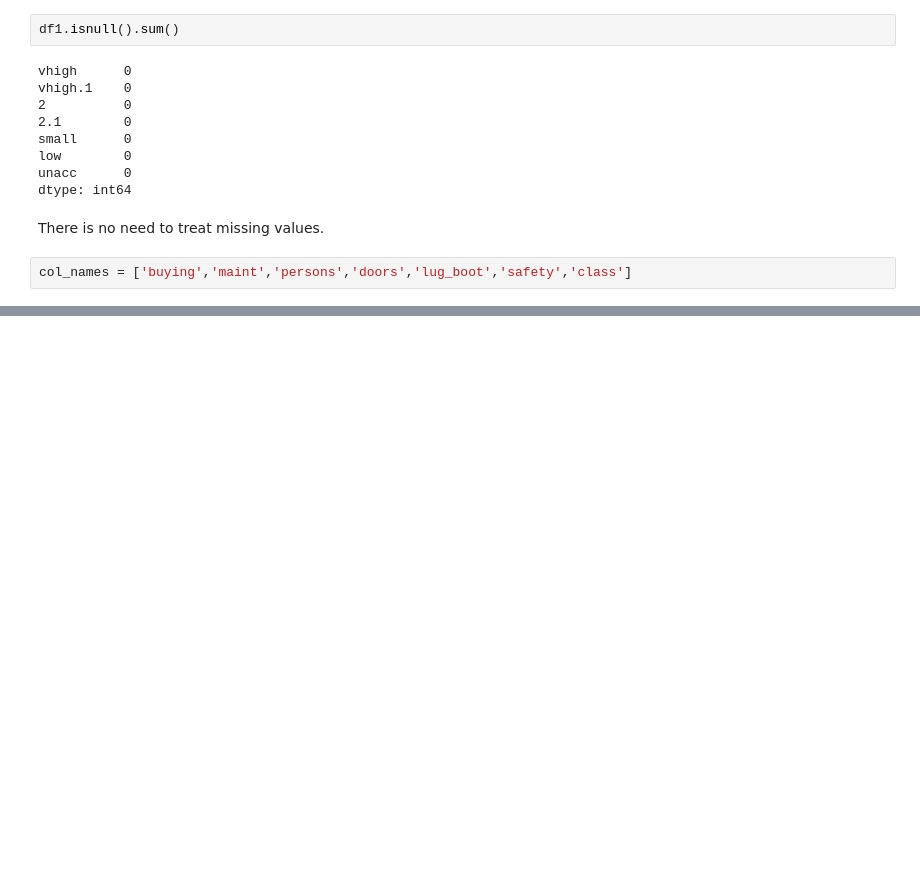
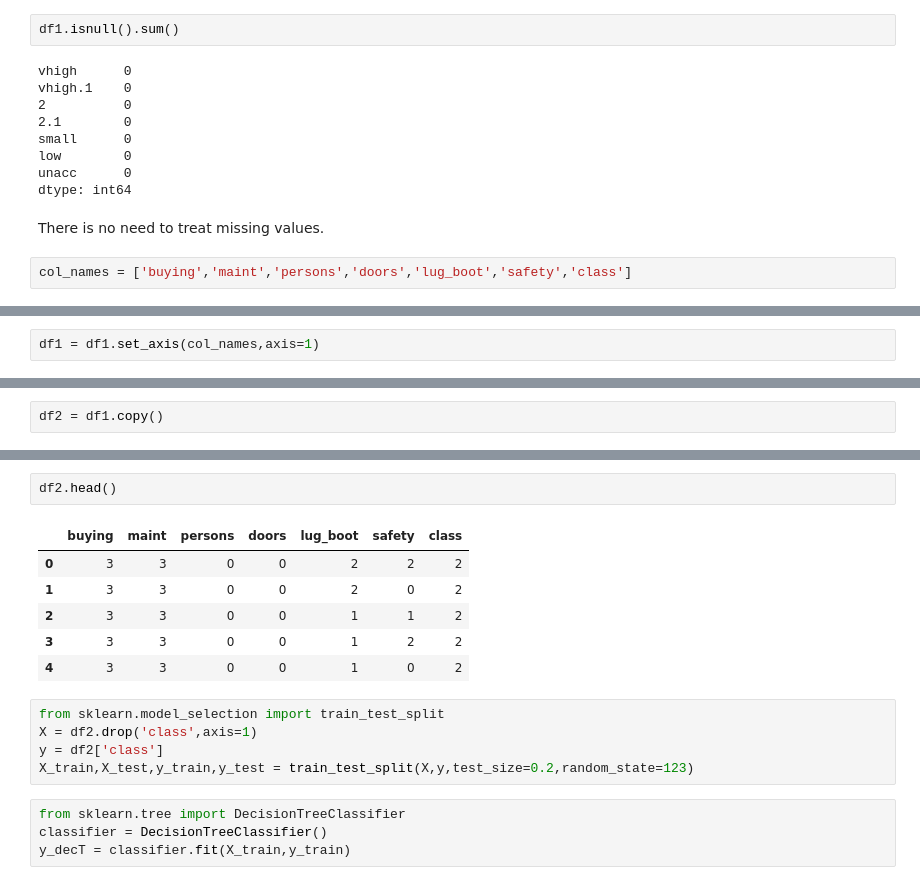
Before and after one commit to Abhimokashe/Decision-Tree-classifier, a Jupyter notebook: Decision_Tree_Classifier.ipynb, the cells around one changed output, grey strips where cells are left out. Saved outputs shown, nothing was run; the diff lists cells and outputs as text; blank space fills up the shorter version.

```diff
--- a/Decision_Tree_Classifier.ipynb
+++ b/Decision_Tree_Classifier.ipynb
@@ -97,3 +71,5 @@ class
+# %%
+df1 = df1.set_axis(col_names,axis=1)
 # %%
 df1.columns
 # %% [output]
@@ -100,0 +94,2 @@ Index(['class', 'class', 'class', 'class', 'class', 'class', 'class'], dtype='ob
+# %%
+df2 = df1.copy()
@@ -100,0 +108,18 @@ Index(['class', 'class', 'class', 'class', 'class', 'class', 'class'], dtype='ob
+# %%
+df2.head()
+# %% [output]
+|  | buying | maint | persons | doors | lug_boot | safety | class |
+| 0 | 3 | 3 | 0 | 0 | 2 | 2 | 2 |
+| 1 | 3 | 3 | 0 | 0 | 2 | 0 | 2 |
+| 2 | 3 | 3 | 0 | 0 | 1 | 1 | 2 |
+| 3 | 3 | 3 | 0 | 0 | 1 | 2 | 2 |
+| 4 | 3 | 3 | 0 | 0 | 1 | 0 | 2 |
+# %%
+from sklearn.model_selection import train_test_split
+X = df2.drop('class',axis=1)
+y = df2['class']
+X_train,X_test,y_train,y_test = train_test_split(X,y,test_size=0.2,random_state=123)
+# %%
+from sklearn.tree import DecisionTreeClassifier
+classifier = DecisionTreeClassifier()
+y_decT = classifier.fit(X_train,y_train)
```
Also changed, not shown: parts of 8 cells of this notebook.
